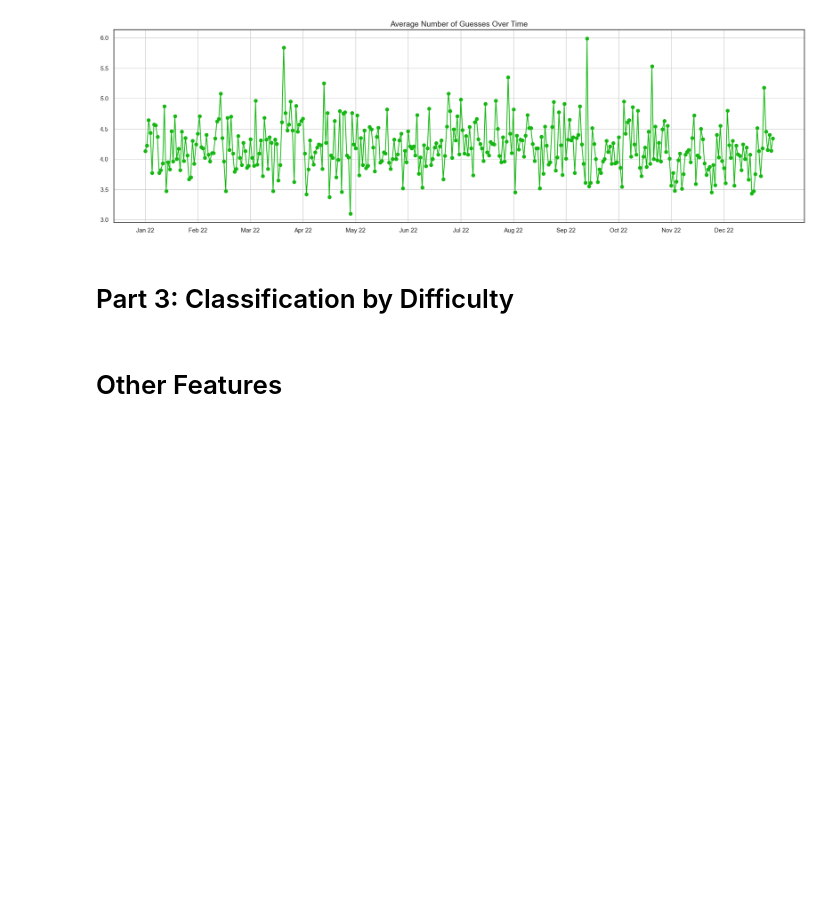
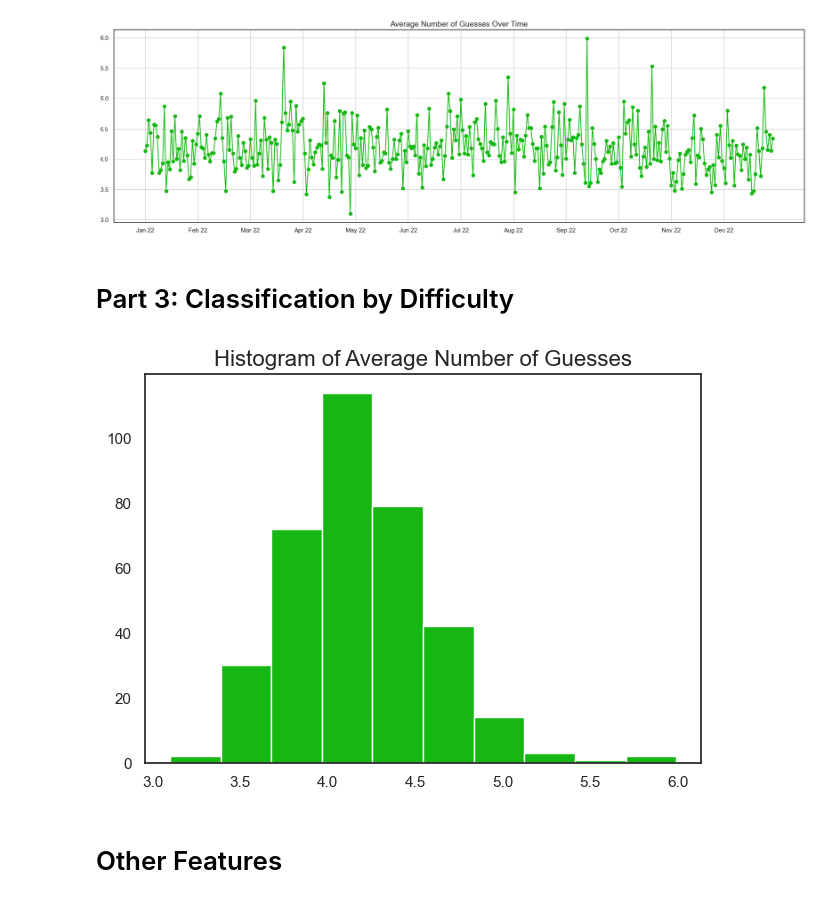
Before and after one commit to carlostbello/COMAP2023, a Jupyter notebook: src/eda.ipynb, the cells around one changed output. Drawn from its saved outputs; the diff is of its cells as text; code cells hidden in the pictures; blank space fills up the shorter version.

```diff
--- a/src/eda.ipynb
+++ b/src/eda.ipynb
@@ -221,5 +221,11 @@ plt.show()
 [figure]
 # %% [markdown]
 # Part 3: Classification by Difficulty
+# %%
+plt.hist(df.avg_num_guesses)
+plt.title('Histogram of Average Number of Guesses')
+plt.show()
+# %% [output]
+[figure, added]
 # %% [markdown]
 # Other Features
```
Also changed, not shown: 6 other files.
